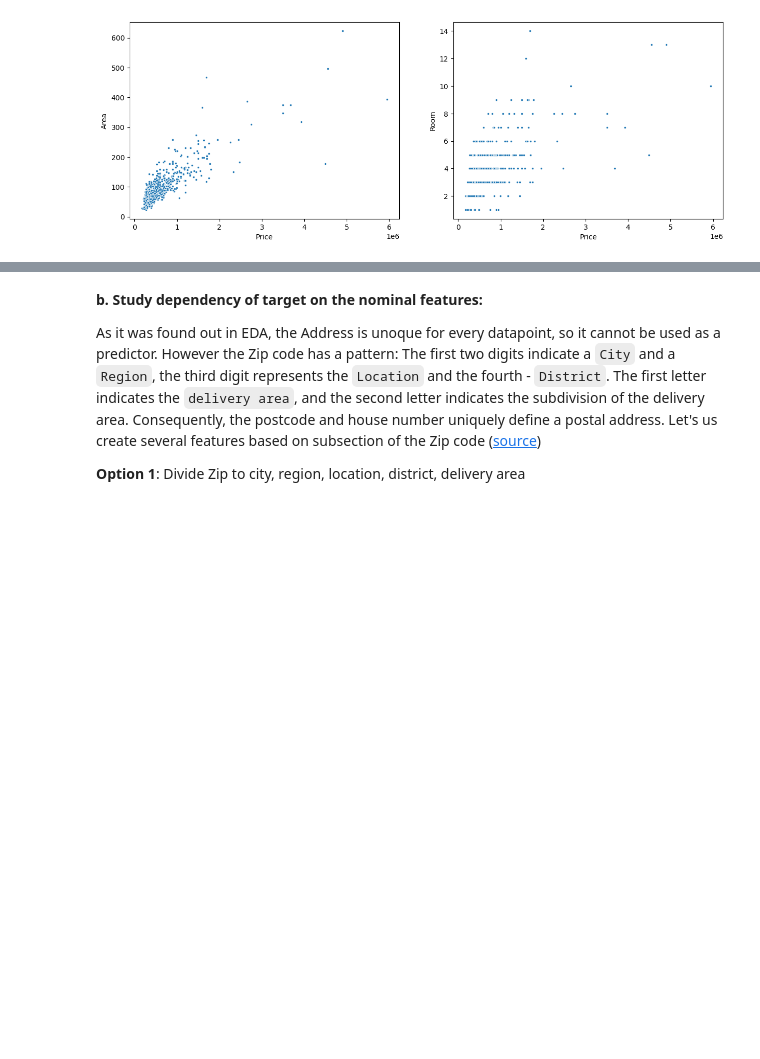
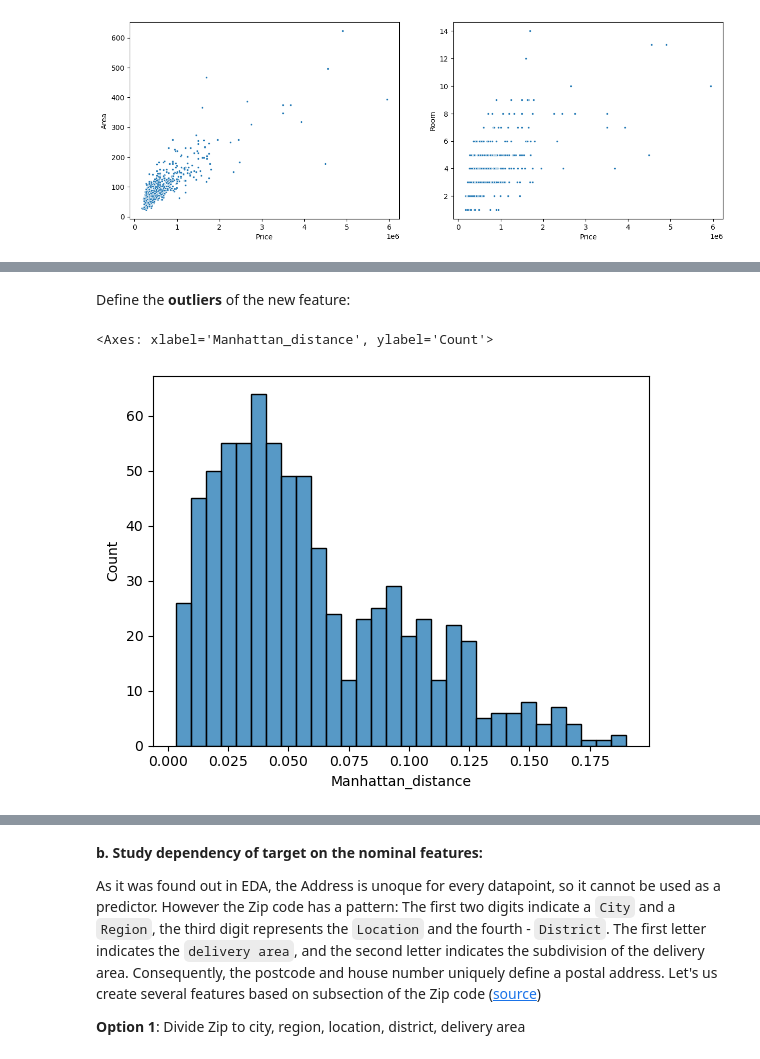
Before and after one commit to nadiia-duiunova/House_price, a Jupyter notebook: Stat inference.ipynb, the cells around one changed output, grey strips where cells are left out. Cells and saved outputs as stored; diff of their text form; code cells hidden in the pictures; blank space fills up the shorter version.

```diff
--- a/Stat inference.ipynb
+++ b/Stat inference.ipynb
@@ -295,0 +435,11 @@ So, we could only use the **Area** feature for the first model, because Lon nad
+# %%
+data = data.drop(columns=['Euclidean_distance', 'Haversine_distance'])
+# %% [markdown]
+Define the **outliers** of the new feature:
+# %%
+# because the distribution is not normal, lets plot it and manualy define the subtype, which is needed to find the outliers:
+
+sns.histplot(x = data['Manhattan_distance'], bins = 30)
+# %% [output]
+<Axes: xlabel='Manhattan_distance', ylabel='Count'>
+[figure, added]
```
Also changed, not shown: parts of 41 cells of this notebook.
